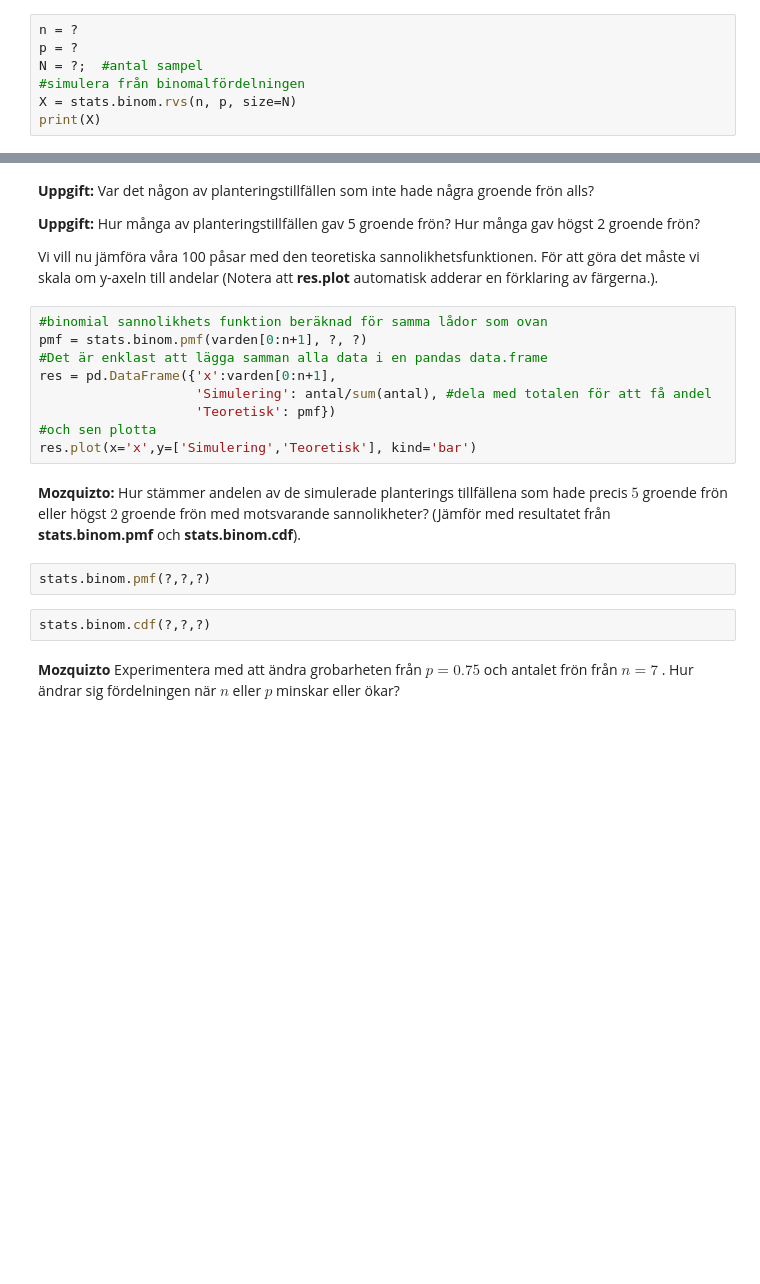
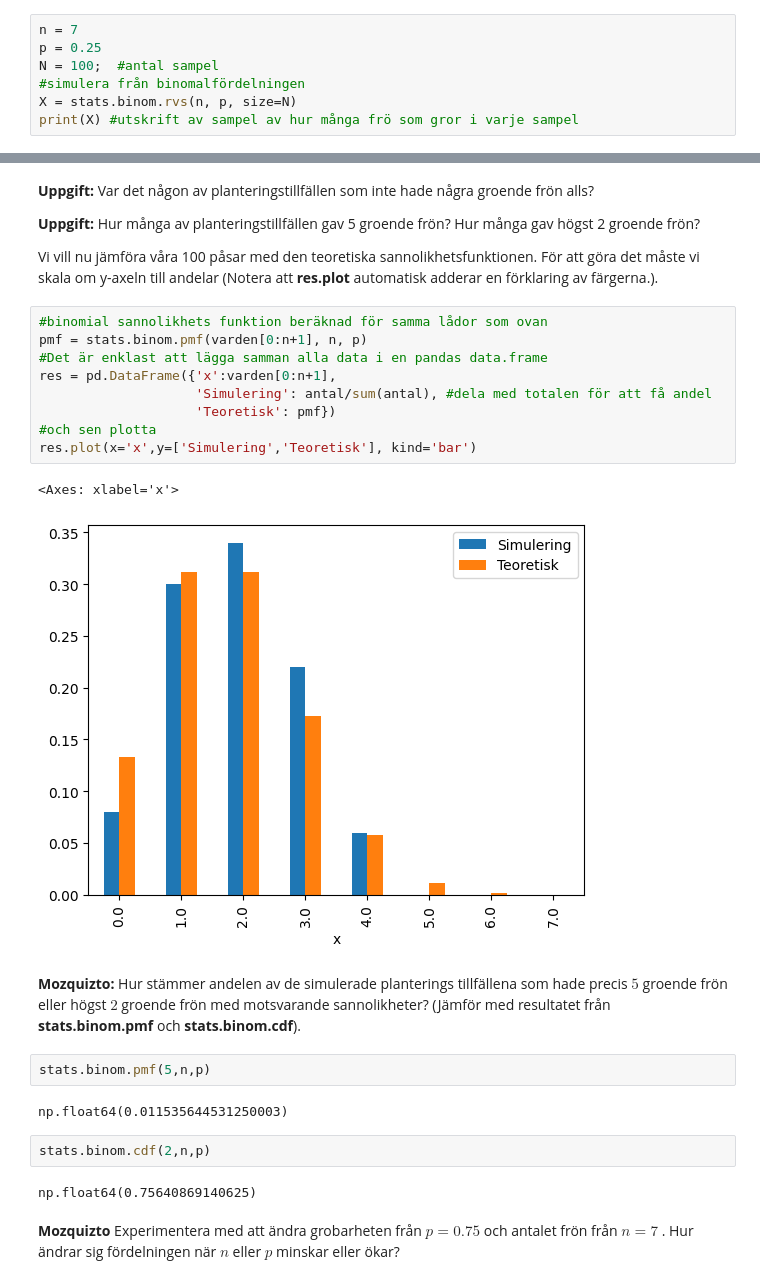
Before and after one commit to GITGUOD/FMSF20-Matematisk-statistik-allm-nkurs, a Jupyter notebook: Lab2/fmsf20_lab2_HT24.ipynb, the cells around one changed output, grey strips where cells are left out. Cells and saved outputs as stored; diff of their text form; blank space fills up the shorter version.

```diff
--- a/Lab2/fmsf20_lab2_HT24.ipynb
+++ b/Lab2/fmsf20_lab2_HT24.ipynb
@@ -94,9 +125,9 @@ print(X)
 
  Antalet frön som kommer att gro varierar uppenbarligen från gång till gång. För att se hur vanligt det är med olika antal frön som kommer att gro simulerar vi $N = 100$ planterings tillfällen.
 # %%
-n = ?
-p = ?
-N = ?;  #antal sampel
+n = 7
+p = 0.25
+N = 100;  #antal sampel
 #simulera från binomalfördelningen
 X = stats.binom.rvs(n, p, size=N)
-print(X)
+print(X) #utskrift av sampel av hur många frö som gror i varje sampel
@@ -124,19 +165,26 @@ plt.xlabel('Antal försök')
 Vi vill nu jämföra våra 100 påsar med den teoretiska sannolikhetsfunktionen. För att göra det måste vi skala om y-axeln till andelar (Notera att **res.plot** automatisk adderar en förklaring av färgerna.).
 # %%
 #binomial sannolikhets funktion beräknad för samma lådor som ovan
-pmf = stats.binom.pmf(varden[0:n+1], ?, ?)
+pmf = stats.binom.pmf(varden[0:n+1], n, p)
 #Det är enklast att lägga samman alla data i en pandas data.frame
 res = pd.DataFrame({'x':varden[0:n+1],
                     'Simulering': antal/sum(antal), #dela med totalen för att få andel
                     'Teoretisk': pmf})
 #och sen plotta
 res.plot(x='x',y=['Simulering','Teoretisk'], kind='bar')
+# %% [output]
+<Axes: xlabel='x'>
+[figure, added]
 # %% [markdown]
 **Mozquizto:** Hur stämmer andelen av de simulerade planterings tillfällena som hade precis $5$ groende frön eller högst $2$ groende frön med motsvarande sannolikheter? (Jämför med resultatet från **stats.binom.pmf** och **stats.binom.cdf**).
 # %%
-stats.binom.pmf(?,?,?)
+stats.binom.pmf(5,n,p)
+# %% [output]
+np.float64(0.011535644531250003)
 # %%
-stats.binom.cdf(?,?,?)
+stats.binom.cdf(2,n,p)
+# %% [output]
+np.float64(0.75640869140625)
 # %% [markdown]
 **Mozquizto** Experimentera med att ändra grobarheten från $p = 0.75$ och antalet frön från $n =
  7$. Hur ändrar sig fördelningen när $n$ eller $p$ minskar eller ökar?
```
Also changed, not shown: parts of 22 cells of this notebook, 3 other files.
